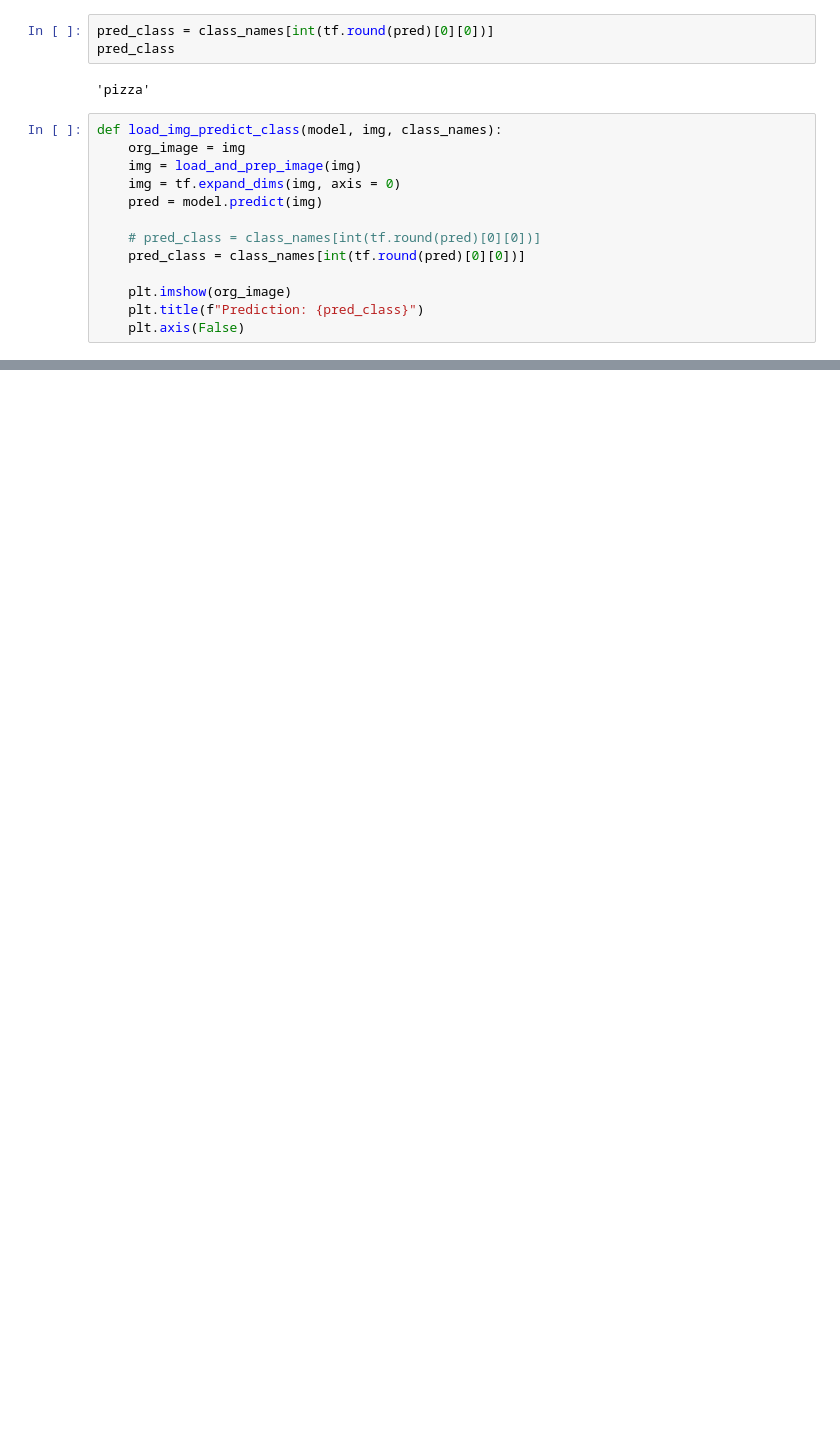
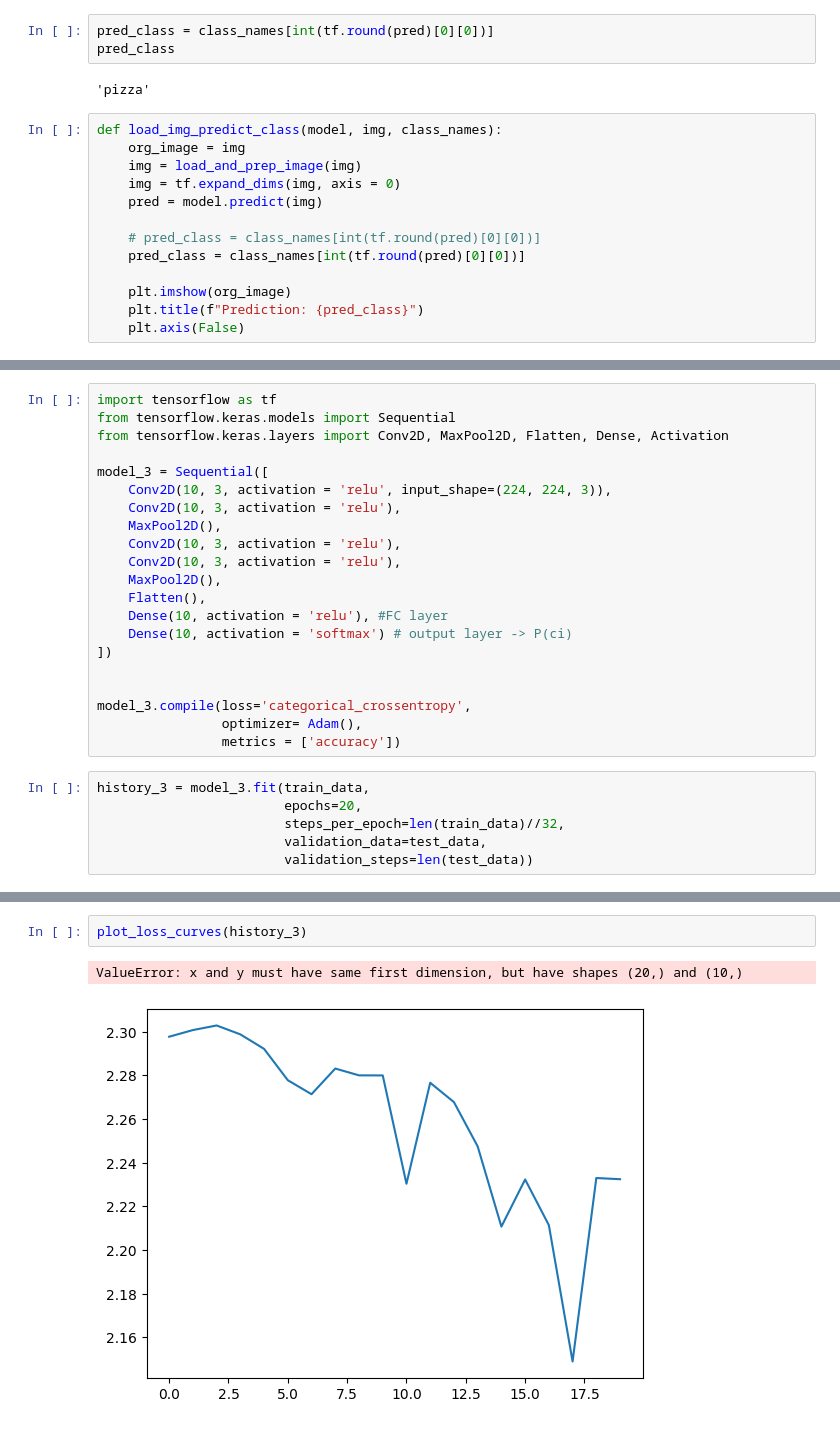
Before and after one commit to divyalaldinani/Deep-Learning-in-TensorFlow, a Jupyter notebook: 03_CNNs_in_tensorflow.ipynb, the cells around one changed output, grey strips where cells are left out. Cells and saved outputs as stored; diff of their text form; blank space fills up the shorter version.

```diff
--- a/03_CNNs_in_tensorflow.ipynb
+++ b/03_CNNs_in_tensorflow.ipynb
@@ -604,0 +709,27 @@ load_img_predict_class(model_2, img, class_names )
+# %%
+import tensorflow as tf
+from tensorflow.keras.models import Sequential
+from tensorflow.keras.layers import Conv2D, MaxPool2D, Flatten, Dense, Activation
+
+model_3 = Sequential([
+    Conv2D(10, 3, activation = 'relu', input_shape=(224, 224, 3)),
+    Conv2D(10, 3, activation = 'relu'),
+    MaxPool2D(),
+    Conv2D(10, 3, activation = 'relu'),
+    Conv2D(10, 3, activation = 'relu'),
+    MaxPool2D(),
+    Flatten(),
+    Dense(10, activation = 'relu'), #FC layer
+    Dense(10, activation = 'softmax') # output layer -> P(ci)
+])
+
+
+model_3.compile(loss='categorical_crossentropy',
+                optimizer= Adam(),
+                metrics = ['accuracy'])
+# %%
+history_3 = model_3.fit(train_data,
+                        epochs=20,
+                        steps_per_epoch=len(train_data)//32,
+                        validation_data=test_data,
+                        validation_steps=len(test_data))
@@ -604,0 +763,5 @@ load_img_predict_class(model_2, img, class_names )
+# %%
+plot_loss_curves(history_3)
+# %% [output]
+ValueError: x and y must have same first dimension, but have shapes (20,) and (10,)
+[figure, added]
```
Also changed, not shown: parts of 32 cells of this notebook.
